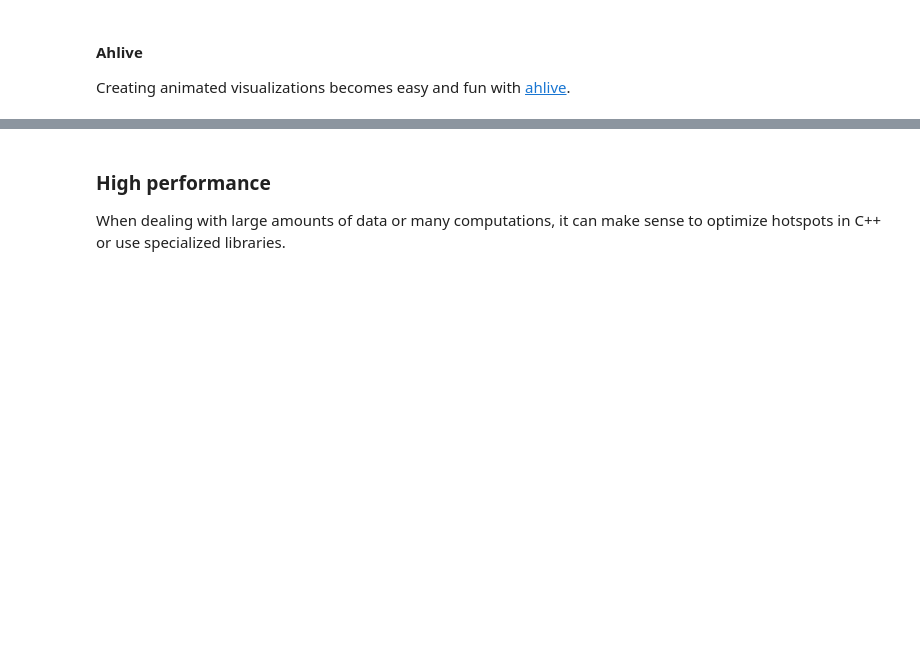
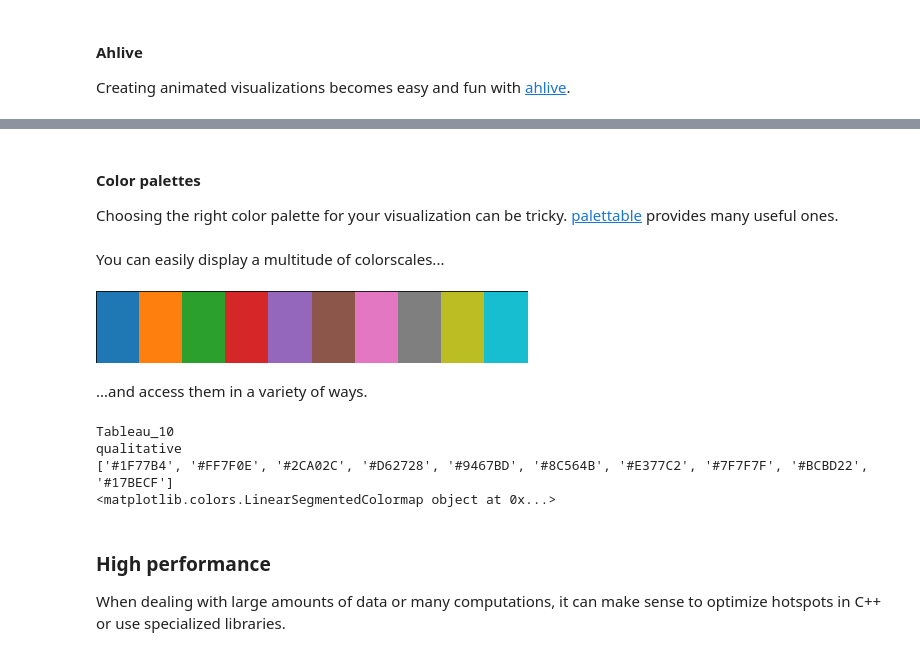
Before and after one commit to kpj/kpj.github.io, a Jupyter notebook: source/misc/PythonAlmanac.ipynb, the cells around one changed output, grey strips where cells are left out. Cells and saved outputs as stored; diff of their text form; code cells hidden in the pictures; blank space fills up the shorter version.

Commit message:
Discuss palettable, siuba, dfply, plydata, humanize, rich, pandas-datareader in Python Almanac

```diff
--- a/source/misc/PythonAlmanac.ipynb
+++ b/source/misc/PythonAlmanac.ipynb
@@ -500 +608,6 @@ adf.render()
 [interactive output not drawn]
+# %% [markdown]
+#### Color palettes
+
+Choosing the right color palette for your visualization can be tricky.
+[palettable](https://github.com/jiffyclub/palettable) provides many useful ones.
@@ -501,3 +616,21 @@ adf.render()
+# %% [markdown]
+You can easily display a multitude of colorscales...
+# %%
+palettable.tableau.Tableau_10.show_discrete_image()
+# %% [output]
+[figure, added]
+# %% [markdown]
+...and access them in a variety of ways.
+# %%
+print(palettable.tableau.Tableau_10.name)
+print(palettable.tableau.Tableau_10.type)
+print(palettable.tableau.Tableau_10.hex_colors)
+print(palettable.tableau.Tableau_10.mpl_colormap)
+# %% [output]
+Tableau_10
+qualitative
+['#1F77B4', '#FF7F0E', '#2CA02C', '#D62728', '#9467BD', '#8C564B', '#E377C2', '#7F7F7F', '#BCBD22', '#17BECF']
+<matplotlib.colors.LinearSegmentedColormap object at 0x...>
 # %% [markdown]
 ### High performance
 
```
Also changed, not shown: parts of 60 cells of this notebook.
